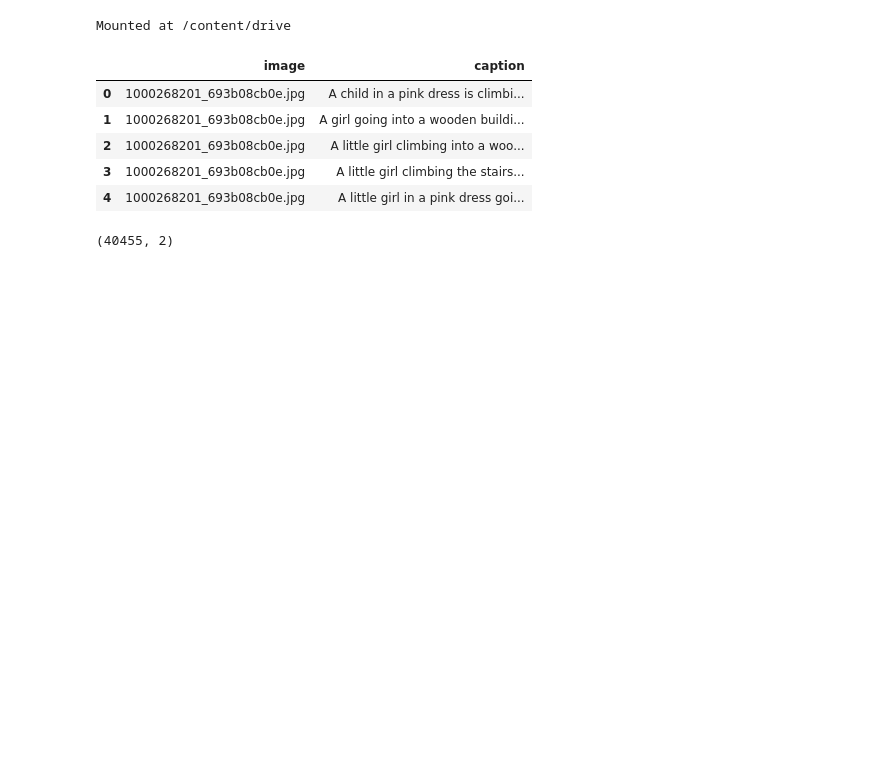
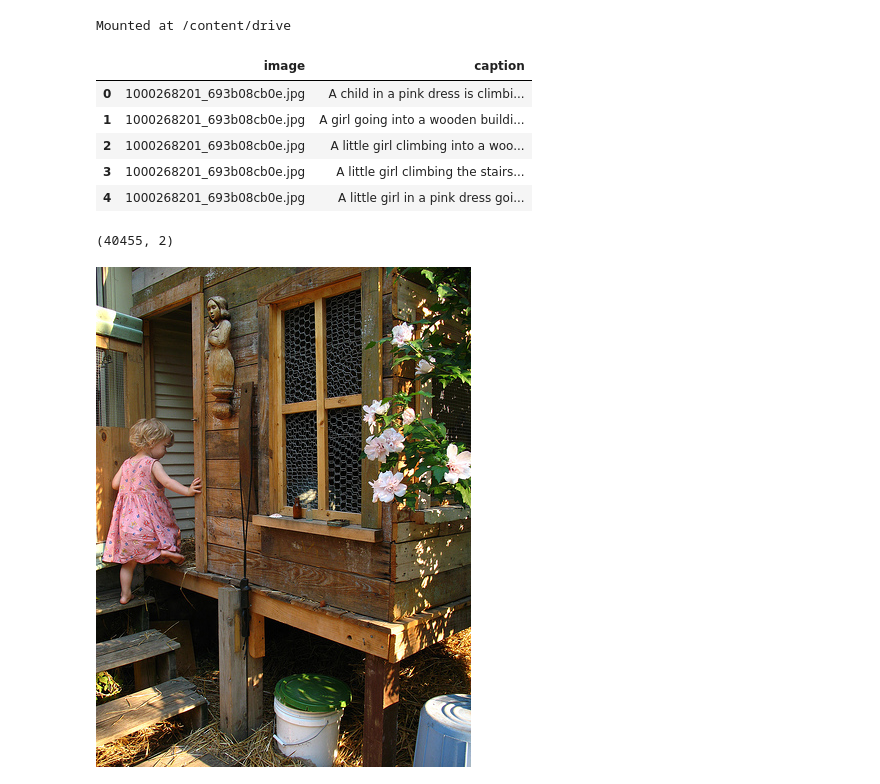
Before and after one commit to samratabduljalil/image-captioning-using-deep-learning, a Jupyter notebook: image_captioning_using_deep_learning.ipynb, the cells around one changed output. Saved outputs shown, nothing was run; the diff lists cells and outputs as text; code cells hidden in the pictures; blank space fills up the shorter version.

```diff
--- a/image_captioning_using_deep_learning.ipynb
+++ b/image_captioning_using_deep_learning.ipynb
@@ -22,3 +24,7 @@ data.head()
 data.shape
 # %% [output]
 (40455, 2)
+# %%
+PIL.Image.open('/content/drive/MyDrive/image/archive/Images/'+data['image'][1])
+# %% [output]
+[figure, added]
```
Also changed, not shown: parts of 2 cells of this notebook.
